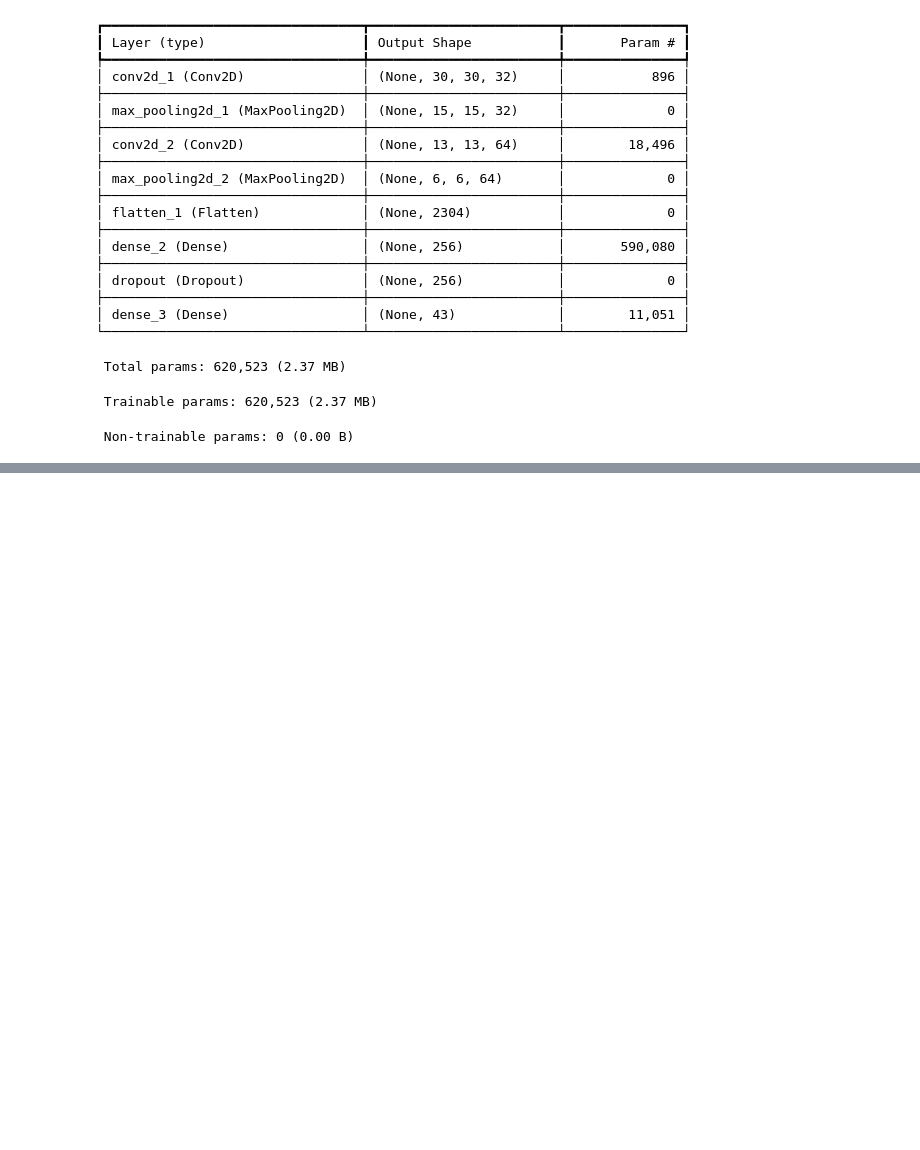
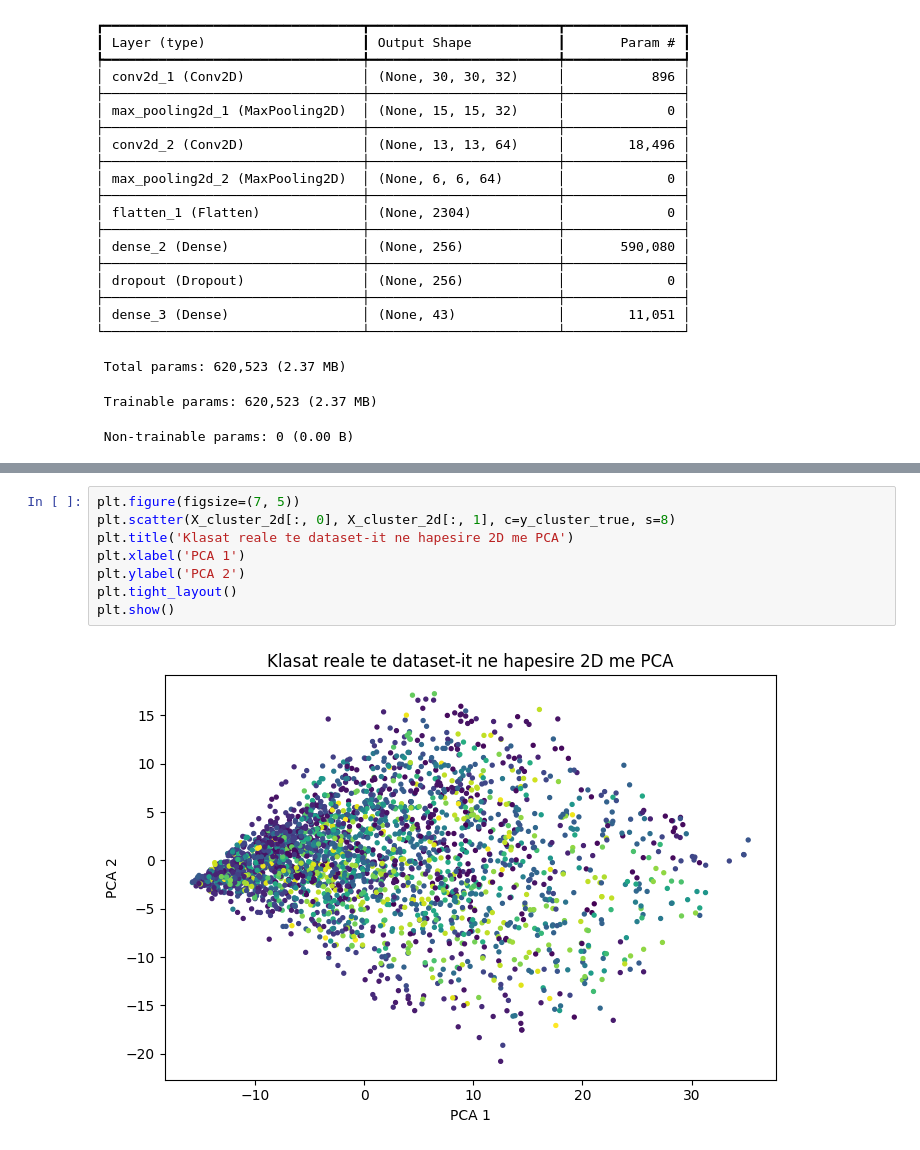
Before and after one commit to RijonZ/traffic-sign-detection-ipynb, a Jupyter notebook: data_preprocessing.ipynb, the cells around one changed output, grey strips where cells are left out. Saved outputs shown, nothing was run; the diff lists cells and outputs as text; blank space fills up the shorter version.

```diff
--- a/data_preprocessing.ipynb
+++ b/data_preprocessing.ipynb
@@ -574,0 +708,10 @@ plt.show()
+# %%
+plt.figure(figsize=(7, 5))
+plt.scatter(X_cluster_2d[:, 0], X_cluster_2d[:, 1], c=y_cluster_true, s=8)
+plt.title('Klasat reale te dataset-it ne hapesire 2D me PCA')
+plt.xlabel('PCA 1')
+plt.ylabel('PCA 2')
+plt.tight_layout()
+plt.show()
+# %% [output]
+[figure, added]
```
Also changed, not shown: parts of 14 cells of this notebook, 1 other file.
